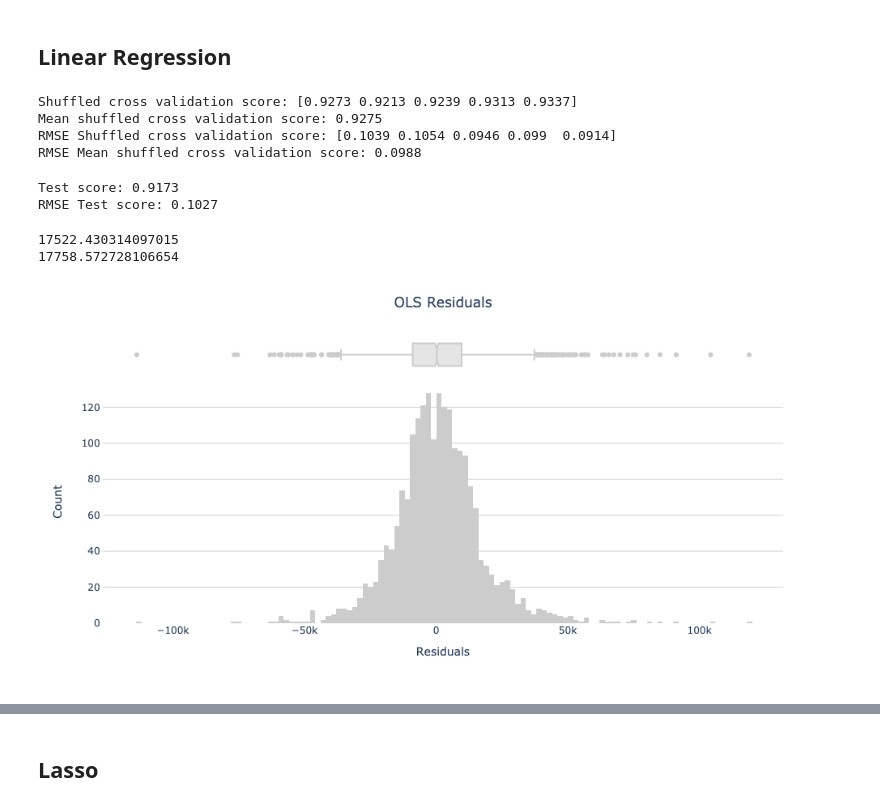
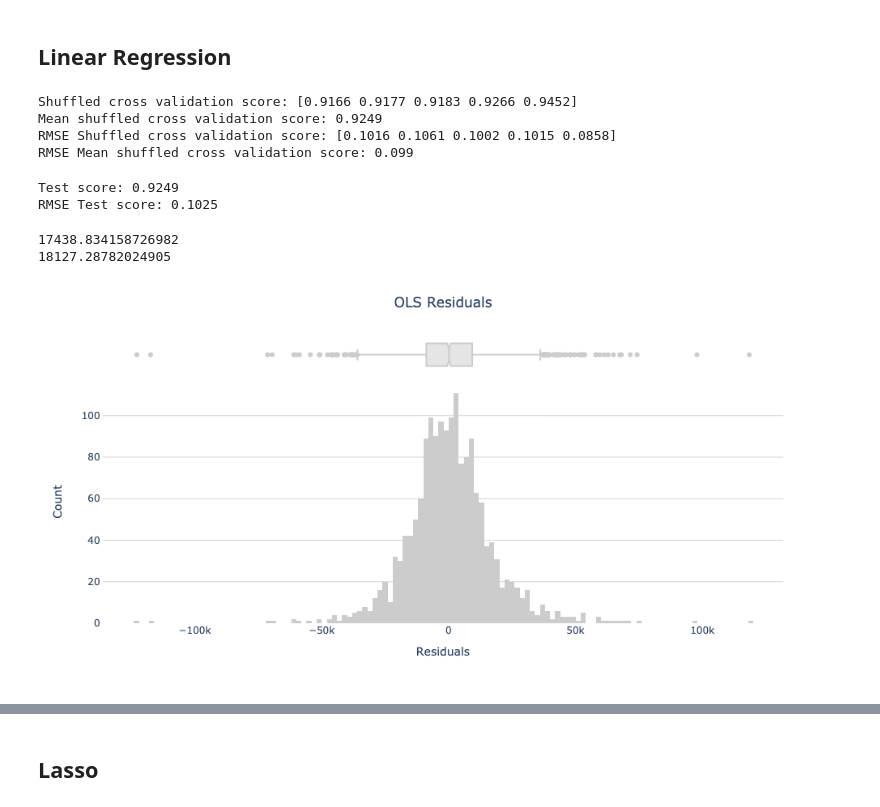
Before and after one commit to franciscapalacios/housing_project, a Jupyter notebook: Regression.ipynb, the cells around one changed output, grey strips where cells are left out. Drawn from its saved outputs; the diff is of its cells as text; code cells hidden in the pictures.

```diff
--- a/Regression.ipynb
+++ b/Regression.ipynb
@@ -19,37 +28,37 @@ pd.set_option('display.max_columns', None)
+# %%
+feature_selection = ['ExterQual', 'BsmtQual', 'KitchenQual', 'OverallQual',
+                    'GrLivArea', 'TotalBsmtSF', 'GarageArea', 'FullBath',
+                    'HouseAge', 'TotRmsAbvGrd', 'OverallCond',  'FlrSF1st', 'FlrSF2nd',
+                    'Fireplaces', 'LotFrontage', 'LotArea', 'MSSubClass', 'GoodGarageType',
+                    'BsmtUnfSF', 'Zone', 'Location_2', 'Location_3', 'Location_4',
+                    'CulDSac', 'Exterior1st_top', 'ExQual', 'RemodAge', 'LargerHouse', 'Remod']
 # %%
 df = pd.read_csv('data/Ames_Housing_Price_Data.csv', index_col=0).iloc[:,1:]
+df.rename(columns = {'1stFlrSF':'FlrSF1st', '2ndFlrSF':'FlrSF2nd'}, inplace = True)
 print('df shape:', df.shape)
 
 data = df_engineered(df)
-df = data['train']
-df_2010 = data['test']
+#df = data['train']
+#df_2010 = data['test']
+
+X_train, X_test, y_train, y_test = train_test_split(data.drop(columns='SalePrice'), data[['SalePrice']], test_size=0.30, random_state=42)
 # %% [output]
 df shape: (2580, 80)
 # %% [markdown]
 # Model
-# %%
-feature_selection = ['ExterQual', 'BsmtQual', 'KitchenQual', 'OverallQual',
-                    'GrLivArea', 'TotalBsmtSF', '1stFlrSF', 'GarageArea', 'FullBath',
-                    'HouseAge', 'TotRmsAbvGrd', '2ndFlrSF', 'OverallCond',
-                    'Fireplaces', 'LotFrontage', 'LotArea', 'MSSubClass', 'GoodGarageType',
-                    'BsmtUnfSF', 'Zone', 'Location_2', 'Location_3', 'Location_4',
-                    'CulDSac', 'Exterior1st_top']
 # %% [markdown]
 ### Standardization
 # %%
-df = df.reset_index(drop=True)
-df_2010 = df_2010.reset_index(drop=True)
-
 scaler = StandardScaler()
 
-X_train = df[feature_selection]
-y_train = np.log(df['SalePrice'])
+X_train = X_train.reset_index(drop=True)
+X_test = X_test.reset_index(drop=True)
 
-X_test= df_2010[feature_selection]
-y_test = np.log(df_2010['SalePrice'])
+y_train = np.log(y_train.reset_index(drop=True)['SalePrice'])
+y_test = np.log(y_test.reset_index(drop=True)['SalePrice'])
 
-X_train_scaled = pd.DataFrame(scaler.fit_transform(X_train), columns=X_train.columns)
-X_test_scaled = pd.DataFrame(scaler.transform(X_test), columns=X_test.columns)
+X_train_scaled = pd.DataFrame(scaler.fit_transform(X_train[feature_selection]), columns=X_train[feature_selection].columns)
+X_test_scaled = pd.DataFrame(scaler.transform(X_test[feature_selection]), columns=X_test[feature_selection].columns)
 # %% [markdown]
 ## Linear Regression
 # %%
@@ -68,10 +77,10 @@ print('Mean shuffled cross validation score:', np.round(cv_scores_shuffled.mean(
 print('RMSE Shuffled cross validation score:', np.round(cv_results_RMSE, 4))
 print('RMSE Mean shuffled cross validation score:', np.round(cv_results_RMSE.mean(), 4))
 # %% [output]
-Shuffled cross validation score: [0.9273 0.9213 0.9239 0.9313 0.9337]
-Mean shuffled cross validation score: 0.9275
-RMSE Shuffled cross validation score: [0.1039 0.1054 0.0946 0.099  0.0914]
-RMSE Mean shuffled cross validation score: 0.0988
+Shuffled cross validation score: [0.9166 0.9177 0.9183 0.9266 0.9452]
+Mean shuffled cross validation score: 0.9249
+RMSE Shuffled cross validation score: [0.1016 0.1061 0.1002 0.1015 0.0858]
+RMSE Mean shuffled cross validation score: 0.099
 # %%
 test_score = ols.score(X_test_scaled, y_test)
 
@@ -80,8 +89,8 @@ print('Test score:', np.round(test_score, 4))
 rms = mean_squared_error(y_test, ols.predict(X_test_scaled), squared=False)
 print('RMSE Test score:', np.round(rms, 4))
 # %% [output]
-Test score: 0.9173
-RMSE Test score: 0.1027
+Test score: 0.9249
+RMSE Test score: 0.1025
 # %%
 yhat_train = ols.predict(X_train_scaled)
 yhat_test = ols.predict(X_test_scaled)
@@ -92,47 +101,47 @@ test_mse_non_log = mean_squared_error(np.exp(y_test), np.exp(yhat_test), squared
 print(train_mse_non_log)
 print(test_mse_non_log)
 # %% [output]
-17522.430314097015
-17758.572728106654
+17438.834158726982
+18127.28782024905
 # %%
 yhat = ols.predict(X_train_scaled)
 residuals = y_train - yhat
 
 results = pd.concat([
-                df,
+                pd.concat([X_train, np.exp(y_train)], axis=1),
                 pd.DataFrame(np.exp(yhat), columns=['yhat'])],
                 axis=1
                 )
 
 results['residual'] = (results['SalePrice'] - results['yhat'])
 
 #Plot
 fig = px.histogram(
                 results,
                 x="residual",
                 marginal="box",
                 width=1000)
 
 fig.update_traces(marker_color = '#cccccc')
 
 fig.update_layout(
                 title='OLS Residuals', title_x=0.5,
                 showlegend=False,
                 plot_bgcolor='white')
 
 fig.update_yaxes(
                 showline=True,
                 gridcolor='lightgray',
                 title="Count",
                 row=1, col=1)
 
 fig.update_xaxes(
                 title="Residuals",
                 row=1, col=1)
 
 fig.show()
 # %% [output]
-[figure, old version]
+[figure, new version]
 # %%
 fig, ax = plt.subplots(ncols=2, figsize=(12,4))
 sns.despine(left=True, bottom=True)
```
Also changed, not shown: parts of 24 cells of this notebook, 2 other files.
